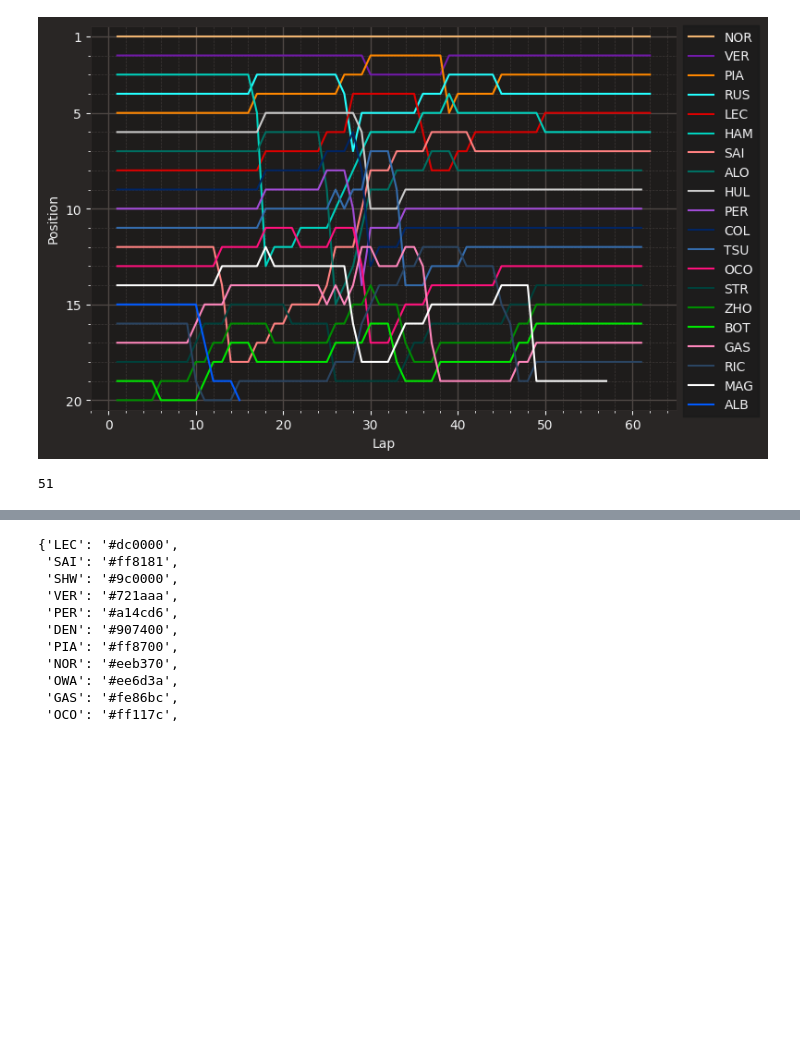
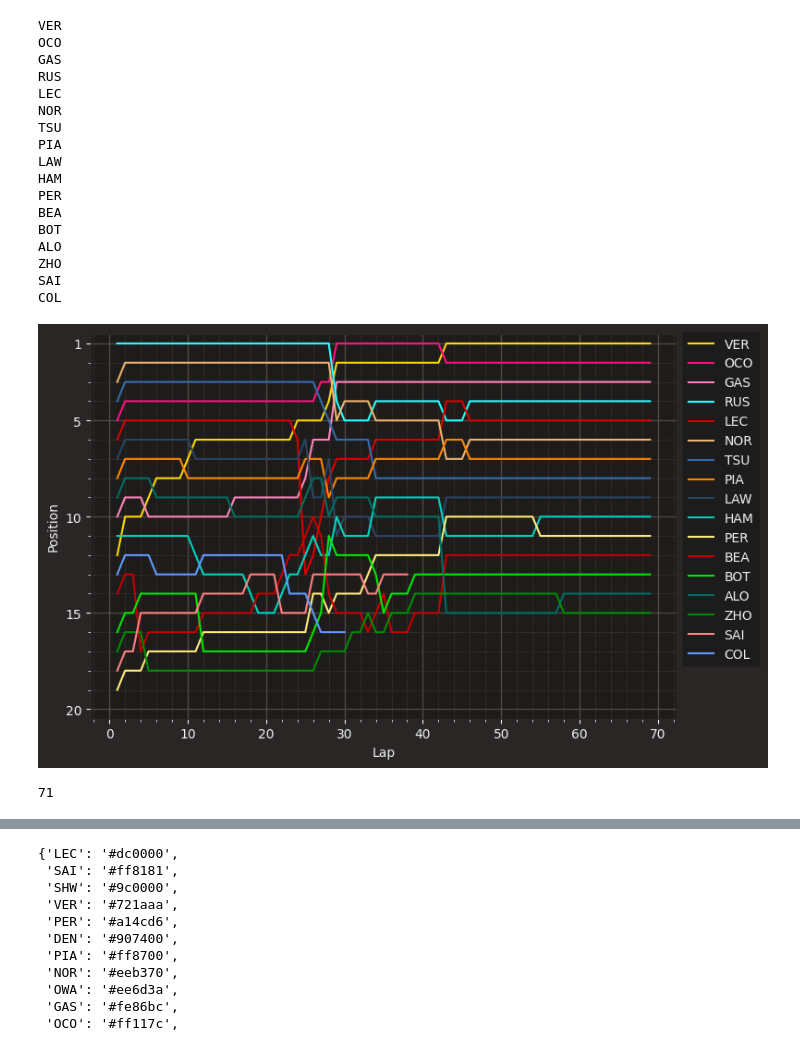
Before and after one commit to peter-clark/f1-stats, a Jupyter notebook: 2024.ipynb, the cells around one changed output, grey strips where cells are left out. Drawn from its saved outputs; the diff is of its cells as text; code cells hidden in the pictures; blank space fills up the shorter version.

```diff
--- a/2024.ipynb
+++ b/2024.ipynb
@@ -39,5 +42,5 @@ Austin 2024-10-20
 # %%
-session_name='Marina Bay'
+session_name='São Paulo'
 
 session = f1.get_session(2024,session_name, 'Race')
 session.load(telemetry=False, weather=False)
@@ -66,7 +94,11 @@ fastf1.plotting.setup_mpl(misc_mpl_mods=False)
 fig,ax=plt.subplots(figsize=(8,4.9))
 for driver in session.drivers:
     driver_laps = session.laps.pick_driver(driver)
-    name_abbr = driver_laps['Driver'].iloc[0] ## 3 lettername abbreviation in laps format
+    if len(driver_laps['Driver'])>0:
+        name_abbr = driver_laps['Driver'].iloc[0] ## 3 lettername abbreviation in laps format
+    else:
+        break
+    print(name_abbr)
     color= fastf1.plotting.driver_color(name_abbr)
     ax.plot(driver_laps['LapNumber'], driver_laps['Position'], label=name_abbr, color=color)
 
@@ -83,9 +117,26 @@ plt.show()
+VER
+OCO
+GAS
+RUS
+LEC
+NOR
+TSU
+PIA
+LAW
+HAM
+PER
+BEA
+BOT
+ALO
+ZHO
+SAI
+COL
-[figure, old version]
+[figure, new version]
 # %%
 
 session.total_laps
 # %% [output]
-51
+71
 # %%
 ## Get and organize lap stint data
 all_laps=session.laps
```
Also changed, not shown: parts of 16 cells of this notebook, 2 other files.
